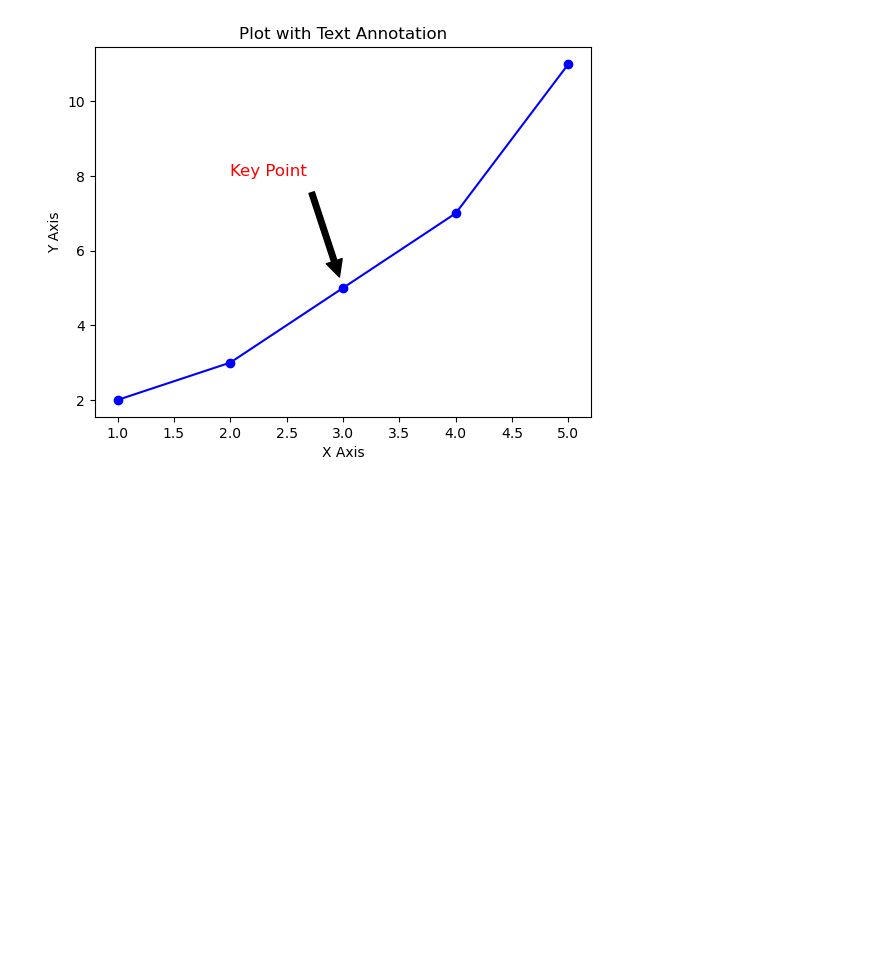
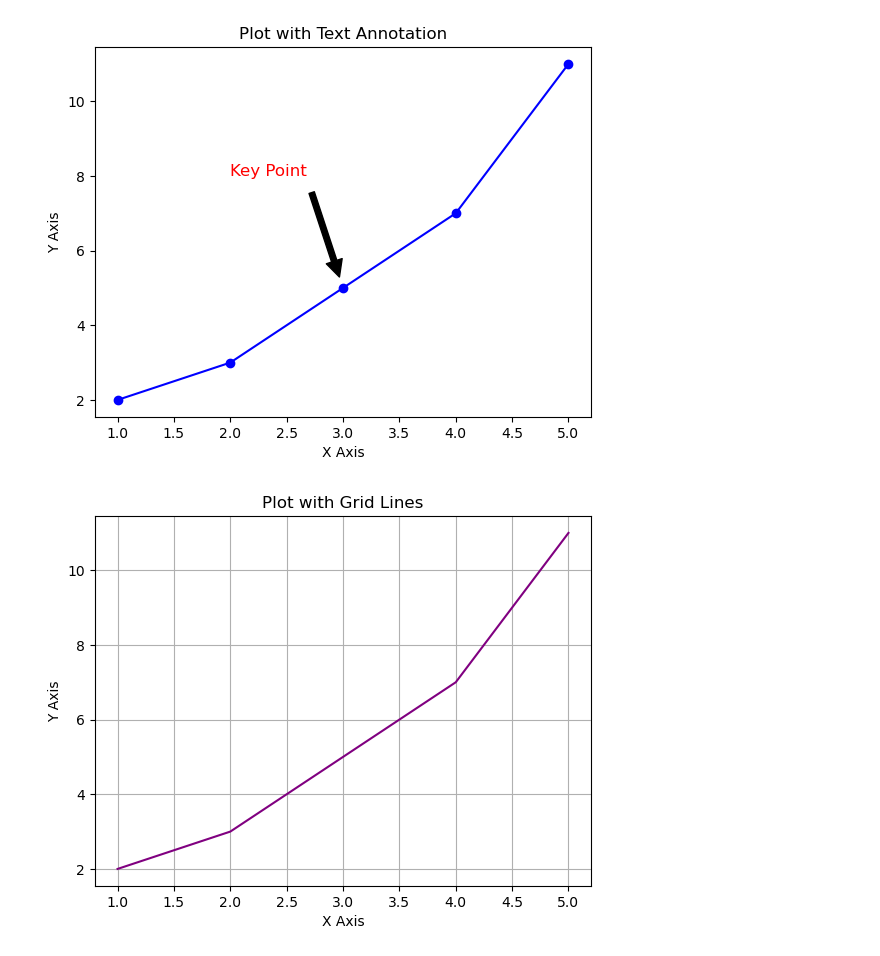
Before and after one commit to invinciblesk/matplotlib_Basics, a Jupyter notebook: plt_basics.ipynb, the cells around one changed output. Saved outputs shown, nothing was run; the diff lists cells and outputs as text; code cells hidden in the pictures; blank space fills up the shorter version.

Commit message:
Added grid lines

```diff
--- a/plt_basics.ipynb
+++ b/plt_basics.ipynb
@@ -117,3 +117,19 @@ plt.ylabel('Y Axis')
 plt.show()
 # %% [output]
 [figure]
+# %%
+# Plotting with a purple line
+plt.plot(x, y, color='purple')
+
+# Enabling grid lines
+plt.grid(True)
+
+# Adding title and labels
+plt.title('Plot with Grid Lines')
+plt.xlabel('X Axis')
+plt.ylabel('Y Axis')
+
+# Displaying the plot
+plt.show()
+# %% [output]
+[figure, added]
```
